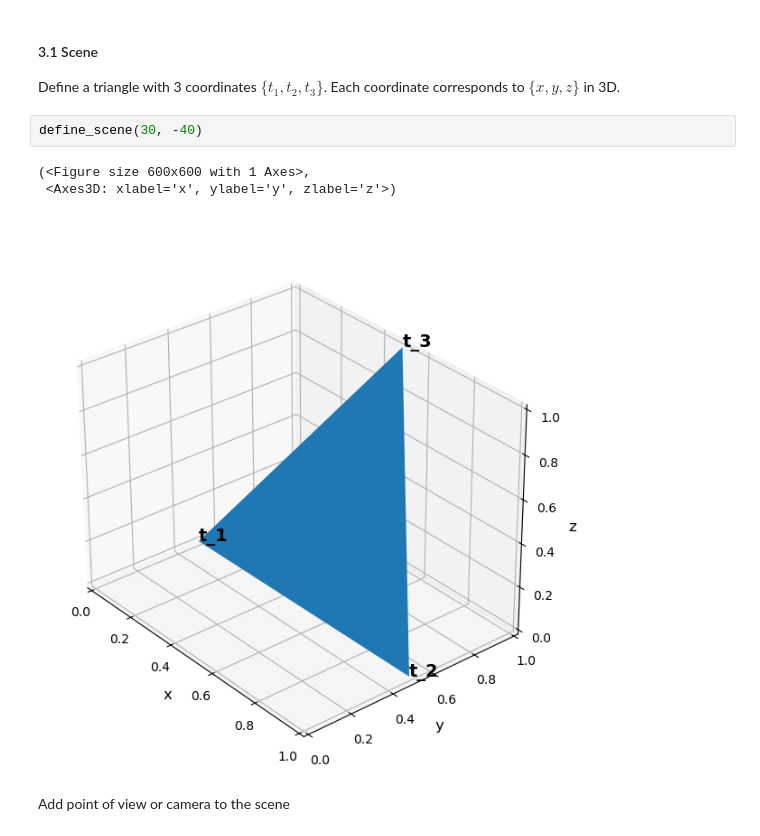
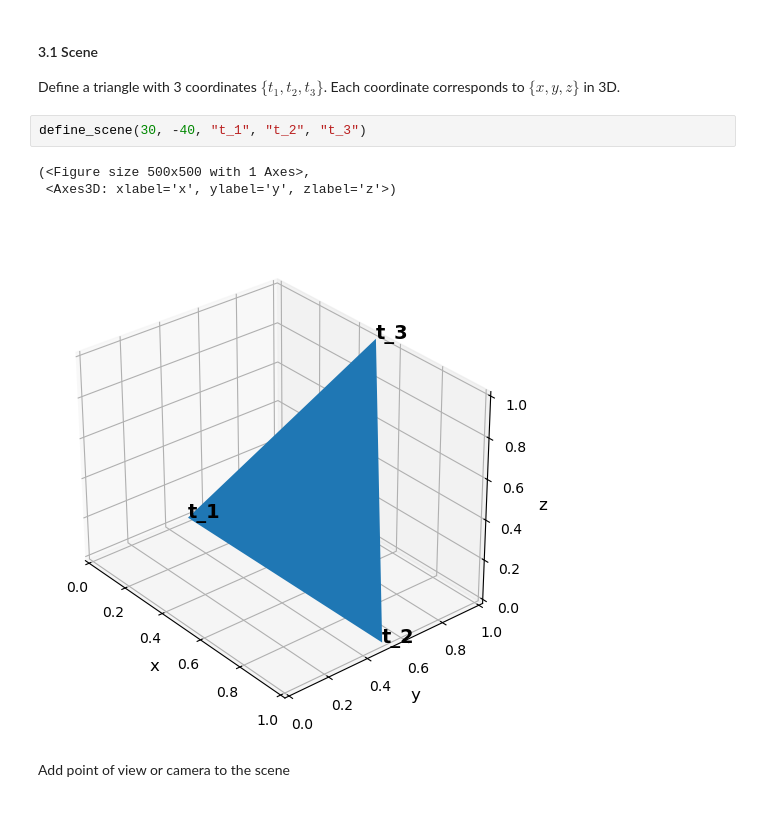
Before and after one commit to nikolayzhechev/Ray-Tracing-Algorithm-and-Ray-Tracer, a Jupyter notebook: Notes.ipynb, the cells around one changed output. Saved outputs shown, nothing was run; the diff lists cells and outputs as text.

```diff
--- a/Notes.ipynb
+++ b/Notes.ipynb
@@ -101,11 +102,11 @@ Record the color of the object at that point.
 
 Define a triangle with 3 coordinates $ \lbrace t_1, t_2, t_3 \rbrace $. Each coordinate corresponds to $ \lbrace x, y, z \rbrace $ in 3D.
 # %%
-define_scene(30, -40)
+define_scene(30, -40, "t_1", "t_2", "t_3")
 # %% [output]
-(<Figure size 600x600 with 1 Axes>,
+(<Figure size 500x500 with 1 Axes>,
  <Axes3D: xlabel='x', ylabel='y', zlabel='z'>)
-[figure, old version]
+[figure, new version]
 # %% [markdown]
 Add point of view or camera to the scene
 # %%
```
Also changed, not shown: parts of 13 cells of this notebook, 1 other file.
